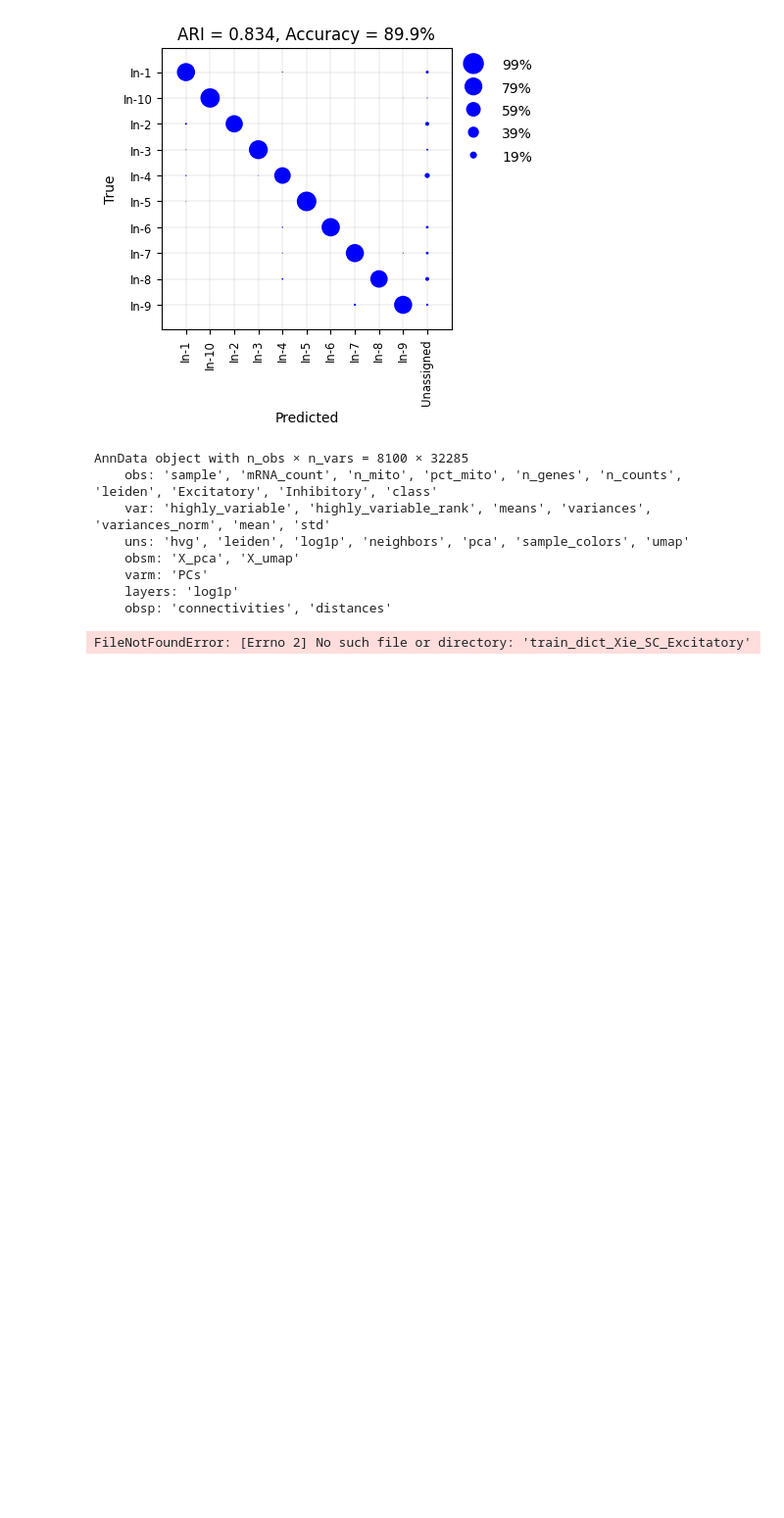
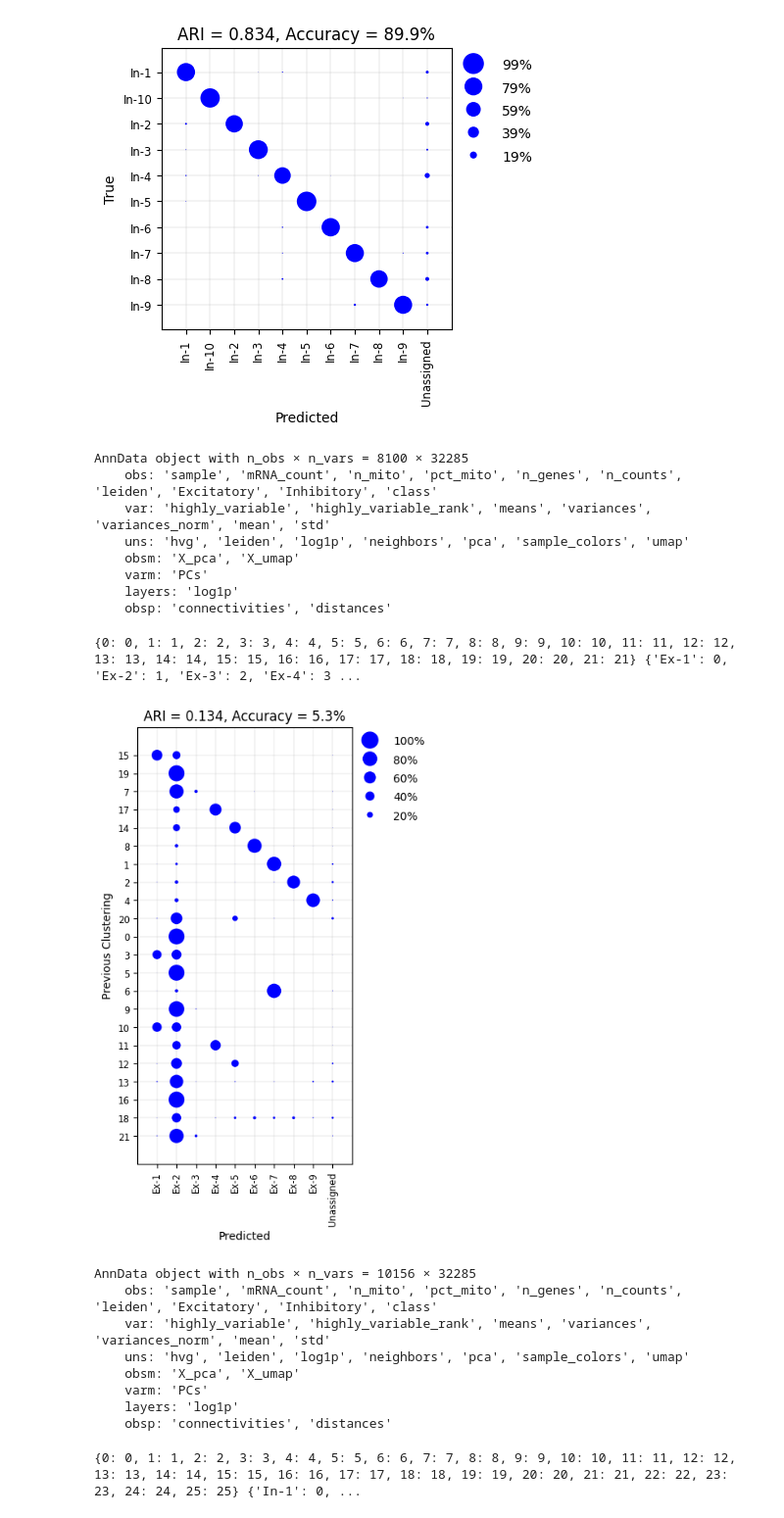
Before and after one commit to kushalnimkar/stereo-seq, a Jupyter notebook: stereo_seq/scripts/QC.ipynb, the cells around one changed output. Shown at 98% size. Saved outputs shown, nothing was run; the diff lists cells and outputs as text; code cells hidden in the pictures; blank space fills up the shorter version.

```diff
--- a/stereo_seq/scripts/QC.ipynb
+++ b/stereo_seq/scripts/QC.ipynb
@@ -253,32 +253,42 @@ for group in ['Excitatory','Inhibitory']:
     model_name = f"Xie_SC_{group}"
     train_dict_name = f"train_dict_{model_name}"
     xgb_model_f=os.path.join(model_dir, f"valid_{model_name}")
 
     model = xgb.Booster()
     model.load_model(xgb_model_f)
     output_f=f"my_vs_prev{group}"
     suc.apply_model(
         adata,
         xgb_model_f,
-        os.path.join("stereo_seq","models",train_dict_name),
+        os.path.join(BASE_DIR,"models",train_dict_name),
         cutoff=cutoff,
         output_dir=output_dir,
         output_f=output_f,
         unassigned_indicator='Unassigned',
         prefix=None,
         test_key='leiden',
         train_key_added='my_cluster',
         prefix_key=None,
         xlabel='Predicted',
         ylabel='Previous Clustering'
     ) #Test key is usually clustering
 # %% [output]
 AnnData object with n_obs × n_vars = 8100 × 32285
     obs: 'sample', 'mRNA_count', 'n_mito', 'pct_mito', 'n_genes', 'n_counts', 'leiden', 'Excitatory', 'Inhibitory', 'class'
     var: 'highly_variable', 'highly_variable_rank', 'means', 'variances', 'variances_norm', 'mean', 'std'
     uns: 'hvg', 'leiden', 'log1p', 'neighbors', 'pca', 'sample_colors', 'umap'
     obsm: 'X_pca', 'X_umap'
     varm: 'PCs'
     layers: 'log1p'
     obsp: 'connectivities', 'distances'
-FileNotFoundError: [Errno 2] No such file or directory: 'train_dict_Xie_SC_Excitatory'
+{0: 0, 1: 1, 2: 2, 3: 3, 4: 4, 5: 5, 6: 6, 7: 7, 8: 8, 9: 9, 10: 10, 11: 11, 12: 12, 13: 13, 14: 14, 15: 15, 16: 16, 17: 17, 18: 18, 19: 19, 20: 20, 21: 21} {'Ex-1': 0, 'Ex-2': 1, 'Ex-3': 2, 'Ex-4': 3 ...
+[figure, added]
+AnnData object with n_obs × n_vars = 10156 × 32285
+    obs: 'sample', 'mRNA_count', 'n_mito', 'pct_mito', 'n_genes', 'n_counts', 'leiden', 'Excitatory', 'Inhibitory', 'class'
+    var: 'highly_variable', 'highly_variable_rank', 'means', 'variances', 'variances_norm', 'mean', 'std'
+    uns: 'hvg', 'leiden', 'log1p', 'neighbors', 'pca', 'sample_colors', 'umap'
+    obsm: 'X_pca', 'X_umap'
+    varm: 'PCs'
+    layers: 'log1p'
+    obsp: 'connectivities', 'distances'
+{0: 0, 1: 1, 2: 2, 3: 3, 4: 4, 5: 5, 6: 6, 7: 7, 8: 8, 9: 9, 10: 10, 11: 11, 12: 12, 13: 13, 14: 14, 15: 15, 16: 16, 17: 17, 18: 18, 19: 19, 20: 20, 21: 21, 22: 22, 23: 23, 24: 24, 25: 25} {'In-1': 0, ...
```
Also changed, not shown: parts of 1 cell of this notebook.
